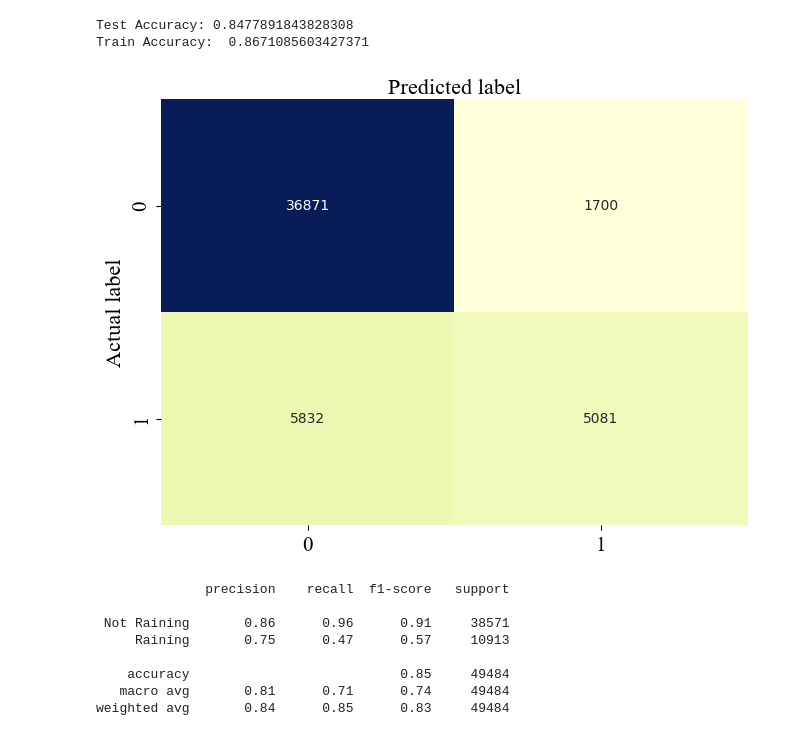
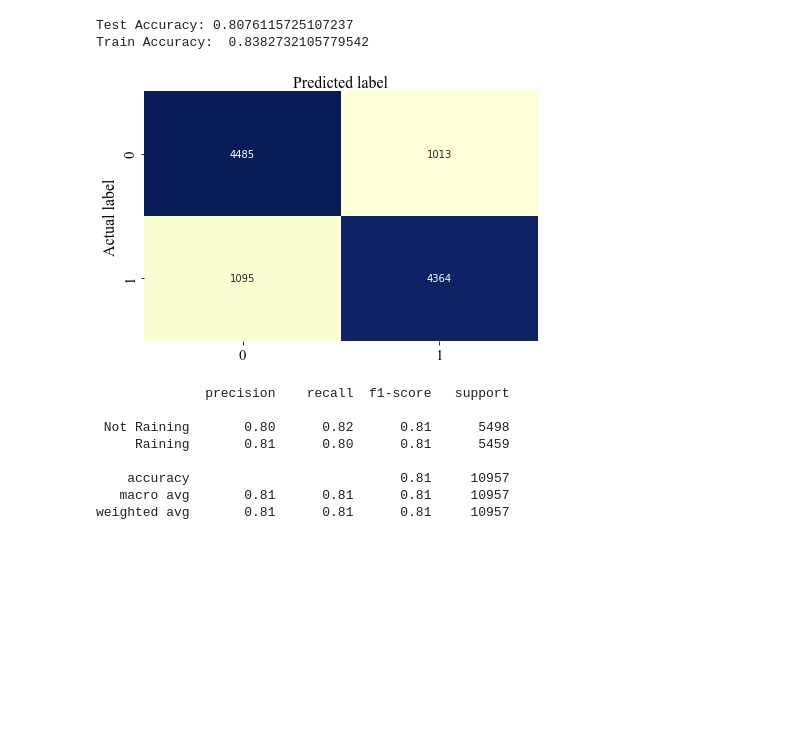
Before and after one commit to Addasecond86/MS-Stat-Tulane, a Jupyter notebook: Stat_Learning_in_Data_Analysis/Project/Code/Project_code.ipynb, the cells around one changed output. Cells and saved outputs as stored; diff of their text form; code cells hidden in the pictures; blank space fills up the shorter version.

```diff
--- a/Stat_Learning_in_Data_Analysis/Project/Code/Project_code.ipynb
+++ b/Stat_Learning_in_Data_Analysis/Project/Code/Project_code.ipynb
@@ -78,20 +80,34 @@ del data["month"]
 x = data.iloc[:, 1:]
 del x["RainTomorrow"]
 
+# del x["Humidity9am"]
+
+x_columns = x.columns
+
 # Label
 y = data["RainTomorrow"]
 
+print(y.value_counts())
+print(y.value_counts() / len(y))
+
+ros = RandomUnderSampler(random_state=0)
+x, y = ros.fit_resample(x, y)
+
+print(y.value_counts())
+print(y.value_counts() / len(y))
 
 # If you want to map the data to (0,1), uncomment the following two lines
 
-# Mm = MinMaxScaler()
-# x = Mm.fit_transform(x)
+Mm = MinMaxScaler()
+x = Mm.fit_transform(x)
 
 # If you want to use PCA, uncomment the following two lines
 # If you don't use PCA, SVM will consume a long time
 
-# pca = PCA(n_components=0.85)
+# pca = PCA(n_components=0.95)
 # x = pca.fit_transform(x)
 
+# print(len(x[0]))
+
 # Split the data into training and testing sets
-x_train, x_test, y_train, y_test = train_test_split(x, y, test_size=0.4)
+x_train, x_test, y_train, y_test = train_test_split(x, y, test_size=0.2)
@@ -289,43 +311,44 @@ print(
     "Test Accuracy:",
     metrics.accuracy_score(y_test, y_pred),
     "\nTrain Accuracy: ",
     metrics.accuracy_score(y_train, clf.predict(x_train)),
 )
 
 cnf_matrix = metrics.confusion_matrix(y_test, y_pred)
 
 class_names = [0, 1]
 fig, ax = plt.subplots()
 tick_marks = np.arange(len(class_names))
 plt.xticks(tick_marks, class_names)
 plt.yticks(tick_marks, class_names)
 sns.heatmap(pd.DataFrame(cnf_matrix), annot=True, cmap="YlGnBu", fmt="g", cbar=False)
 ax.xaxis.set_label_position("top")
 plt.tight_layout()
 plt.ylabel("Actual label", font1)
 plt.xlabel("Predicted label", font1)
 
 
 plt.tick_params(labelsize=15)
 labels = ax.get_xticklabels() + ax.get_yticklabels()
 [label.set_fontname("Times New Roman") for label in labels]
 
-plt.savefig("SVM_gauss_confusion_matrix.eps", bbox_inches="tight")
+plt.savefig("SVM_gauss_confusion_matrix_undersampling.eps",
+            bbox_inches="tight")
 
 plt.show()
 
 target_names = ["Not Raining", "Raining"]
 print(classification_report(y_test, y_pred, target_names=target_names))
 # %% [output]
-Test Accuracy: 0.8477891843828308
-Train Accuracy:  0.8671085603427371
+Test Accuracy: 0.8076115725107237
+Train Accuracy:  0.8382732105779542
-[figure, old version]
+[figure, new version]
               precision    recall  f1-score   support
 
- Not Raining       0.86      0.96      0.91     38571
-     Raining       0.75      0.47      0.57     10913
+ Not Raining       0.80      0.82      0.81      5498
+     Raining       0.81      0.80      0.81      5459
 
-    accuracy                           0.85     49484
-   macro avg       0.81      0.71      0.74     49484
-weighted avg       0.84      0.85      0.83     49484
+    accuracy                           0.81     10957
+   macro avg       0.81      0.81      0.81     10957
+weighted avg       0.81      0.81      0.81     10957
 # %%
```
Also changed, not shown: parts of 9 cells of this notebook, 24 other files.
